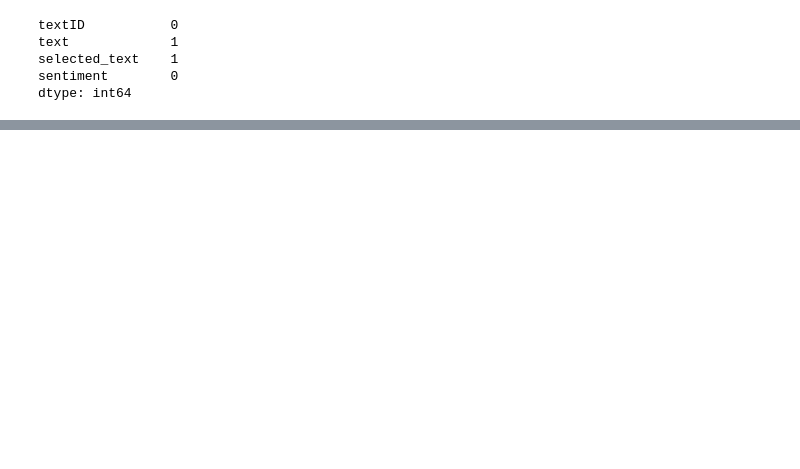
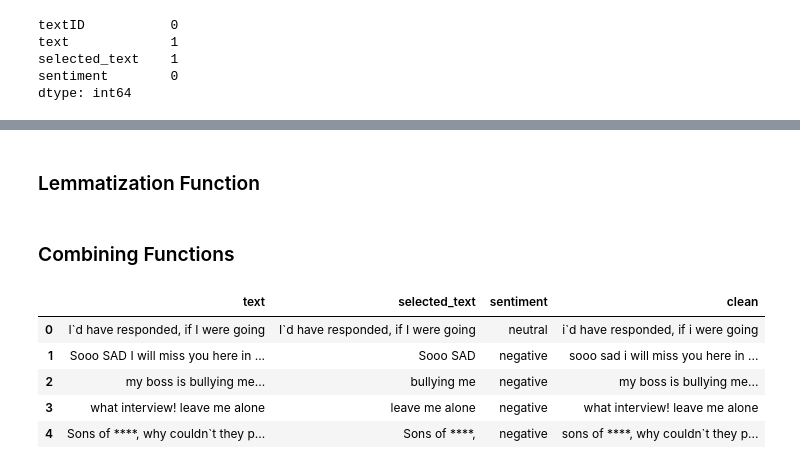
Before and after one commit to bethelike98/ENTITY-Final-Project, a Jupyter notebook: Scripts/Twitter Sentiment - NLP Classification.ipynb, the cells around one changed output, grey strips where cells are left out. Saved outputs shown, nothing was run; the diff lists cells and outputs as text; code cells hidden in the pictures; blank space fills up the shorter version.

```diff
--- a/Scripts/Twitter Sentiment - NLP Classification.ipynb
+++ b/Scripts/Twitter Sentiment - NLP Classification.ipynb
@@ -78,0 +84,5 @@ dtype: int64
+# %%
+train['word_count'] = train['text'].apply(lambda x: len(str(x).split()))
+print(train[train['sentiment']=='neutral']['word_count'].mean())
+print(train[train['sentiment']=='positive']['word_count'].mean())
+print(train[train['sentiment']=='negative']['word_count'].mean())
@@ -78,0 +113,5 @@ dtype: int64
+# %%
+train['char_count'] = train['text'].apply(lambda x: len(str(x)))
+print(train[train['sentiment']=='neutral']['char_count'].mean())
+print(train[train['sentiment']=='positive']['char_count'].mean())
+print(train[train['sentiment']=='negative']['char_count'].mean())
@@ -78,0 +126,2 @@ dtype: int64
+# %%
+train = train[['text','selected_text', 'sentiment']]
@@ -78,0 +140,2 @@ dtype: int64
+# %% [markdown]
+### Lemmatization Function
@@ -78,0 +160,2 @@ dtype: int64
+# %% [markdown]
+### Combining Functions
@@ -78,0 +167,9 @@ dtype: int64
+# %%
+train.head()
+# %% [output]
+|  | text | selected_text | sentiment | clean |
+| 0 | I`d have responded, if I were going | I`d have responded, if I were going | neutral | i`d have responded, if i were going |
+| 1 | Sooo SAD I will miss you here in ... | Sooo SAD | negative | sooo sad i will miss you here in ... |
+| 2 | my boss is bullying me... | bullying me | negative | my boss is bullying me... |
+| 3 | what interview! leave me alone | leave me alone | negative | what interview! leave me alone |
+| 4 | Sons of ****, why couldn`t they p... | Sons of ****, | negative | sons of ****, why couldn`t they p... |
```
Also changed, not shown: parts of 24 cells of this notebook, 2 other files.
